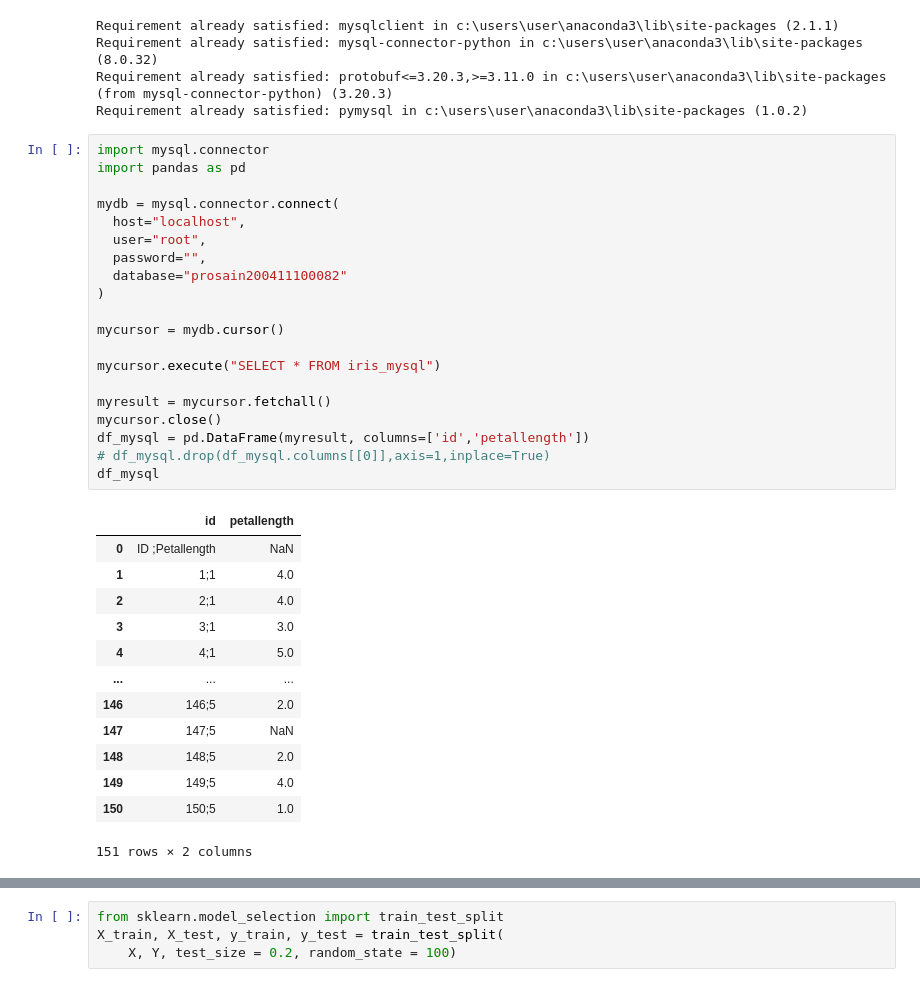
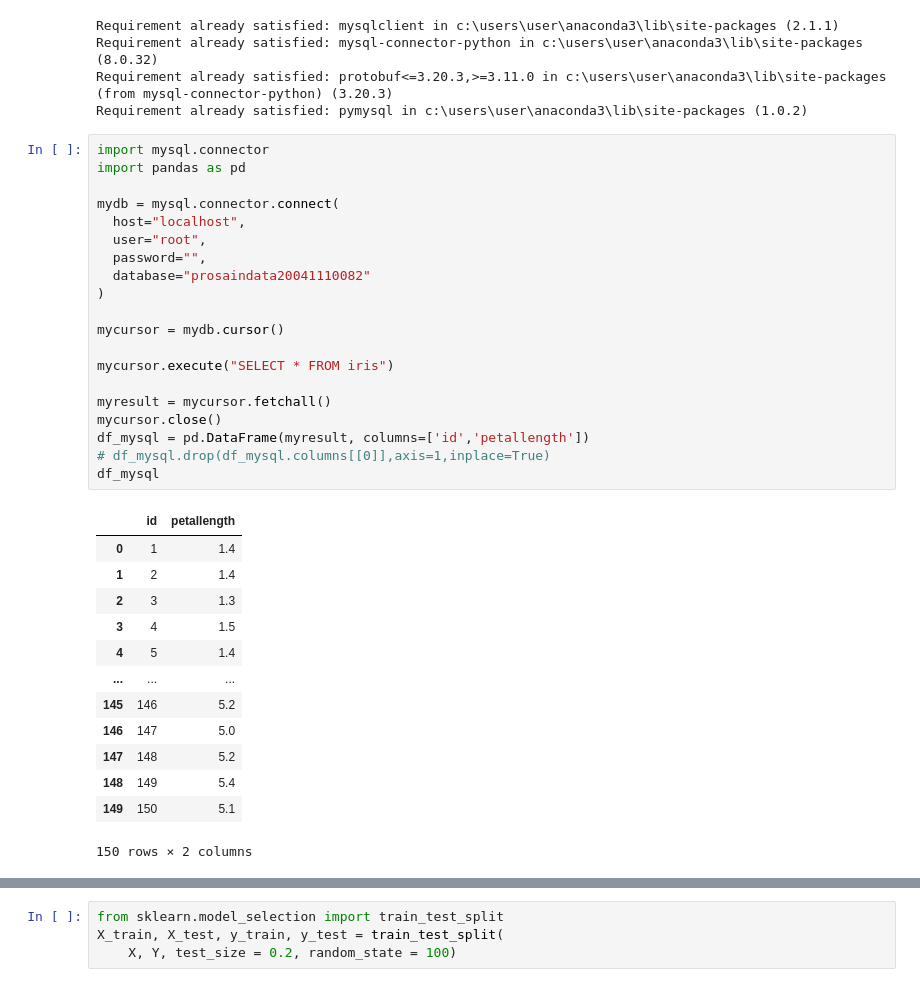
Before and after one commit to RBellaApriliaDamayanti22/prosaindata, a Jupyter notebook: _sources/Notebook.ipynb, the cells around one changed output, grey strips where cells are left out. Saved outputs shown, nothing was run; the diff lists cells and outputs as text.

```diff
--- a/_sources/Notebook.ipynb
+++ b/_sources/Notebook.ipynb
@@ -377,37 +379,37 @@ Requirement already satisfied: pymysql in c:\users\user\anaconda3\lib\site-packa
 # %%
 import mysql.connector
 import pandas as pd
 
 mydb = mysql.connector.connect(
   host="localhost",
   user="root",
   password="",
-  database="prosain200411100082"
+  database="prosaindata20041110082"
 )
 
 mycursor = mydb.cursor()
 
-mycursor.execute("SELECT * FROM iris_mysql")
+mycursor.execute("SELECT * FROM iris")
 
 myresult = mycursor.fetchall()
 mycursor.close()
 df_mysql = pd.DataFrame(myresult, columns=['id','petallength'])
 # df_mysql.drop(df_mysql.columns[[0]],axis=1,inplace=True)
 df_mysql
 # %% [output]
 |  | id | petallength |
-| 0 | ID ;Petallength | NaN |
-| 1 | 1;1 | 4.0 |
-| 2 | 2;1 | 4.0 |
-| 3 | 3;1 | 3.0 |
-| 4 | 4;1 | 5.0 |
+| 0 | 1 | 1.4 |
+| 1 | 2 | 1.4 |
+| 2 | 3 | 1.3 |
+| 3 | 4 | 1.5 |
+| 4 | 5 | 1.4 |
 | ... | ... | ... |
-| 146 | 146;5 | 2.0 |
-| 147 | 147;5 | NaN |
-| 148 | 148;5 | 2.0 |
-| 149 | 149;5 | 4.0 |
-| 150 | 150;5 | 1.0 |
+| 145 | 146 | 5.2 |
+| 146 | 147 | 5.0 |
+| 147 | 148 | 5.2 |
+| 148 | 149 | 5.4 |
+| 149 | 150 | 5.1 |
-151 rows × 2 columns
+150 rows × 2 columns
 # %%
 # merge df
 result = pd.concat([df_postLocal, df_postEle,df_mysql, df_sqlServer], axis=1)
```
Also changed, not shown: parts of 16 cells of this notebook, 11 other files.
